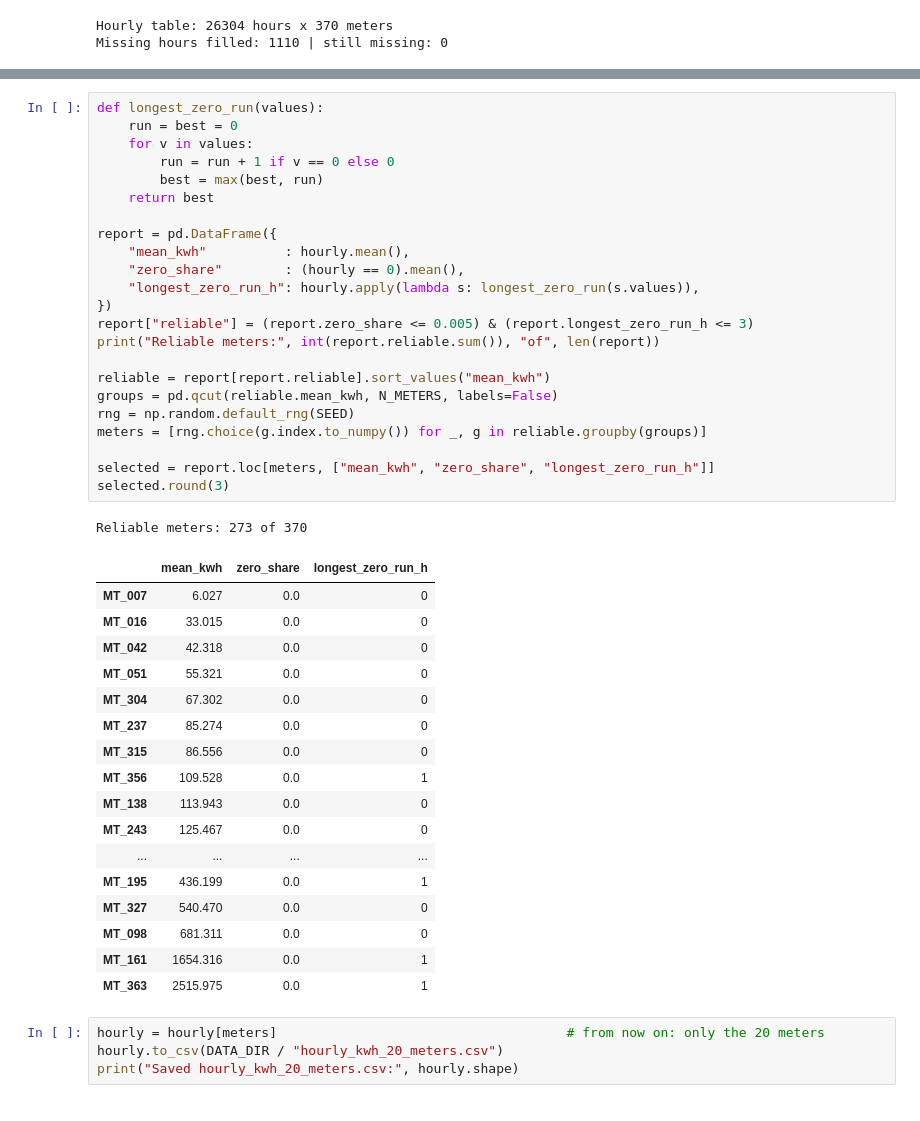
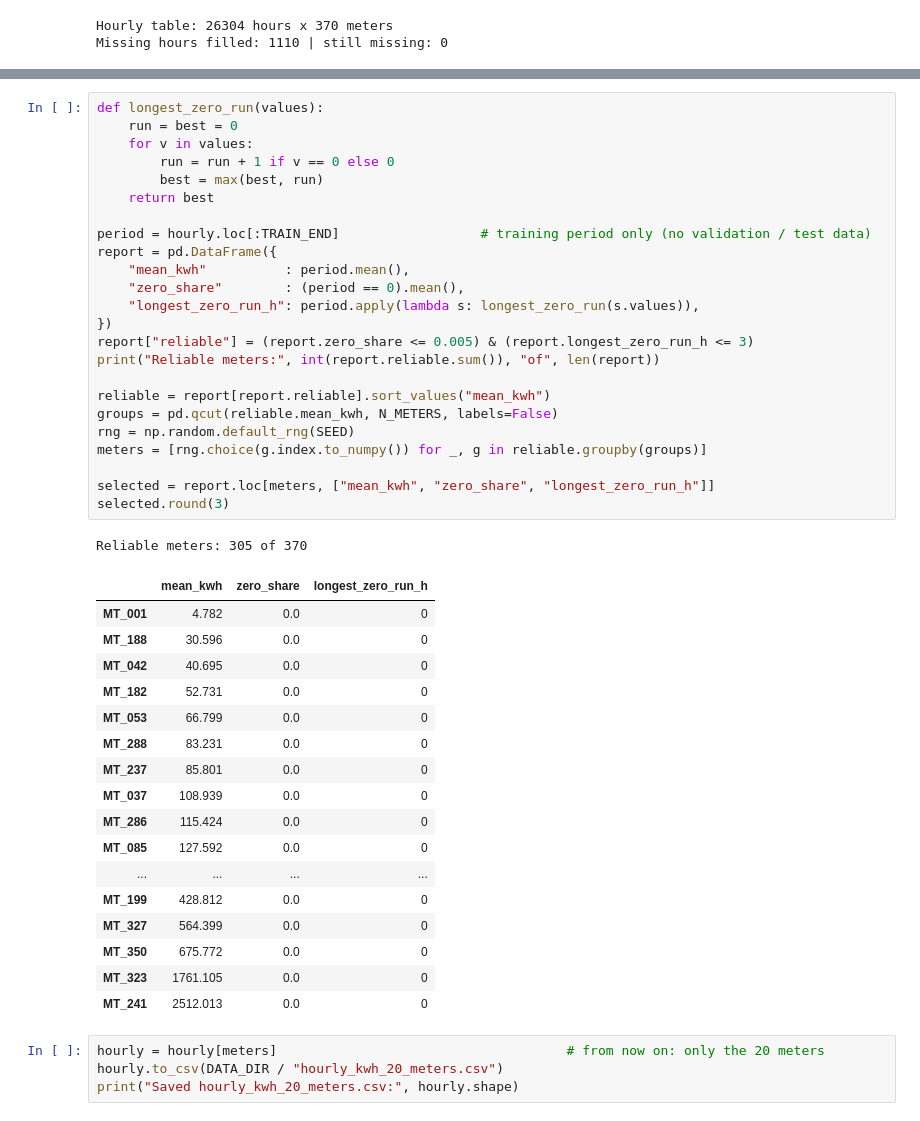
Before and after one commit to Mohamedadel-prog/EnergyPulse-AI, a Jupyter notebook: ml/notebooks/01_preprocessing.ipynb, the cells around one changed output, grey strips where cells are left out. Cells and saved outputs as stored; diff of their text form.

```diff
--- a/ml/notebooks/01_preprocessing.ipynb
+++ b/ml/notebooks/01_preprocessing.ipynb
@@ -164,45 +167,46 @@ This step only uses data quality (zeros). The model never gets any value from it
 # %%
 def longest_zero_run(values):
     run = best = 0
     for v in values:
         run = run + 1 if v == 0 else 0
         best = max(best, run)
     return best
 
+period = hourly.loc[:TRAIN_END]                  # training period only (no validation / test data)
 report = pd.DataFrame({
-    "mean_kwh"          : hourly.mean(),
-    "zero_share"        : (hourly == 0).mean(),
-    "longest_zero_run_h": hourly.apply(lambda s: longest_zero_run(s.values)),
+    "mean_kwh"          : period.mean(),
+    "zero_share"        : (period == 0).mean(),
+    "longest_zero_run_h": period.apply(lambda s: longest_zero_run(s.values)),
 })
 report["reliable"] = (report.zero_share <= 0.005) & (report.longest_zero_run_h <= 3)
 print("Reliable meters:", int(report.reliable.sum()), "of", len(report))
 
 reliable = report[report.reliable].sort_values("mean_kwh")
 groups = pd.qcut(reliable.mean_kwh, N_METERS, labels=False)
 rng = np.random.default_rng(SEED)
 meters = [rng.choice(g.index.to_numpy()) for _, g in reliable.groupby(groups)]
 
 selected = report.loc[meters, ["mean_kwh", "zero_share", "longest_zero_run_h"]]
 selected.round(3)
 # %% [output]
-Reliable meters: 273 of 370
+Reliable meters: 305 of 370
 |  | mean_kwh | zero_share | longest_zero_run_h |
-| MT_007 | 6.027 | 0.0 | 0 |
-| MT_016 | 33.015 | 0.0 | 0 |
-| MT_042 | 42.318 | 0.0 | 0 |
-| MT_051 | 55.321 | 0.0 | 0 |
-| MT_304 | 67.302 | 0.0 | 0 |
-| MT_237 | 85.274 | 0.0 | 0 |
-| MT_315 | 86.556 | 0.0 | 0 |
-| MT_356 | 109.528 | 0.0 | 1 |
-| MT_138 | 113.943 | 0.0 | 0 |
-| MT_243 | 125.467 | 0.0 | 0 |
+| MT_001 | 4.782 | 0.0 | 0 |
+| MT_188 | 30.596 | 0.0 | 0 |
+| MT_042 | 40.695 | 0.0 | 0 |
+| MT_182 | 52.731 | 0.0 | 0 |
+| MT_053 | 66.799 | 0.0 | 0 |
+| MT_288 | 83.231 | 0.0 | 0 |
+| MT_237 | 85.801 | 0.0 | 0 |
+| MT_037 | 108.939 | 0.0 | 0 |
+| MT_286 | 115.424 | 0.0 | 0 |
+| MT_085 | 127.592 | 0.0 | 0 |
 | ... | ... | ... | ... |
-| MT_195 | 436.199 | 0.0 | 1 |
-| MT_327 | 540.470 | 0.0 | 0 |
-| MT_098 | 681.311 | 0.0 | 0 |
-| MT_161 | 1654.316 | 0.0 | 1 |
-| MT_363 | 2515.975 | 0.0 | 1 |
+| MT_199 | 428.812 | 0.0 | 0 |
+| MT_327 | 564.399 | 0.0 | 0 |
+| MT_350 | 675.772 | 0.0 | 0 |
+| MT_323 | 1761.105 | 0.0 | 0 |
+| MT_241 | 2512.013 | 0.0 | 0 |
 # %%
 hourly = hourly[meters]                                     # from now on: only the 20 meters
 hourly.to_csv(DATA_DIR / "hourly_kwh_20_meters.csv")
```
Also changed, not shown: parts of 8 cells of this notebook, 55 other files.
